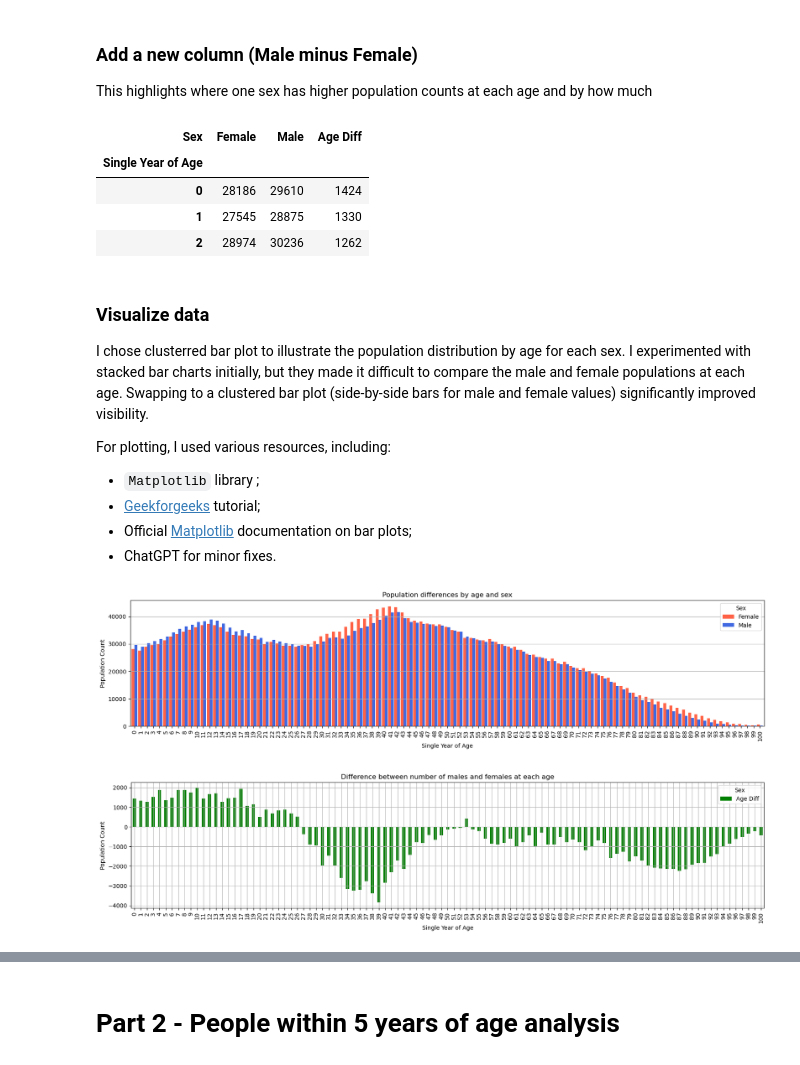
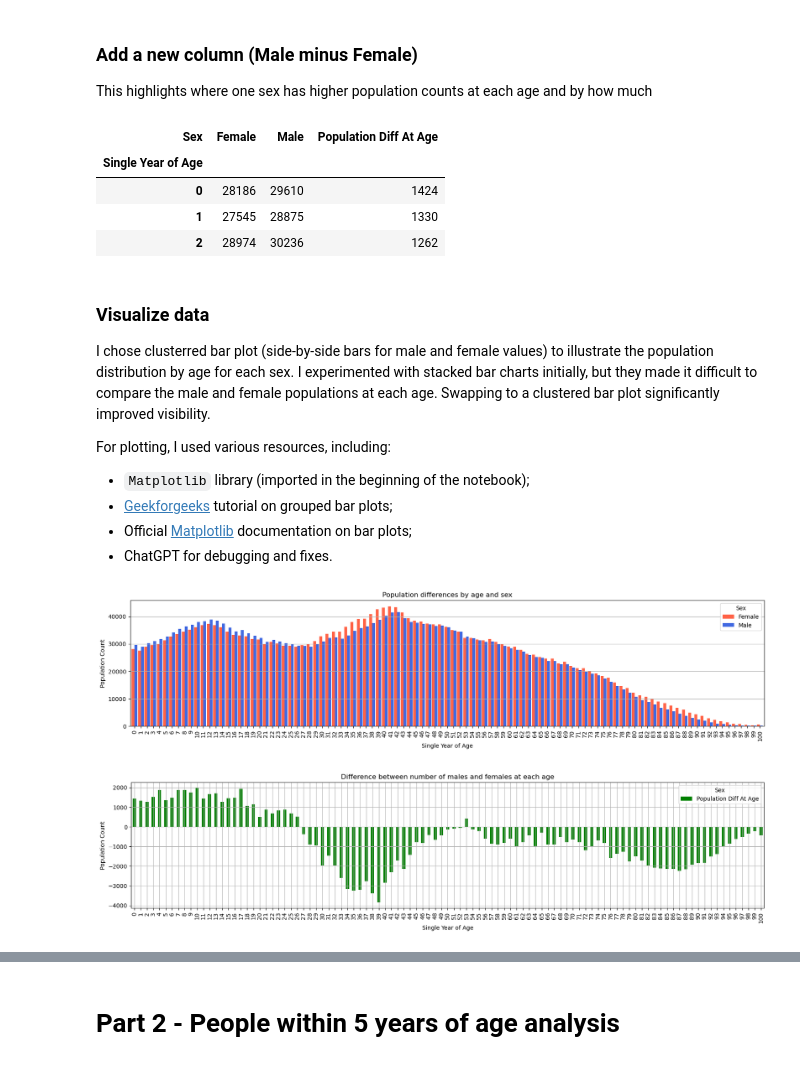
Before and after one commit to Oksyyy/programming-for-data-analytics, a Jupyter notebook: assignments/assignment05-population.ipynb, the cells around one changed output, grey strips where cells are left out. Drawn from its saved outputs; the diff is of its cells as text; code cells hidden in the pictures.

Commit message:
Added further refinements to all Jupyter notebooks, moved README from the root repository into the assignments folder

```diff
--- a/assignments/assignment05-population.ipynb
+++ b/assignments/assignment05-population.ipynb
@@ -165,42 +159,43 @@ df_analysis.head(3)
 This highlights where one sex has higher population counts at each age and by how much
 # %%
 # Create a new column to show the difference between male and female populations at each age
-df_analysis['Age Diff'] = df_analysis['Male'] - df_analysis['Female']
+df_analysis['Population Diff At Age'] = df_analysis['Male'] - df_analysis['Female']
 
-# Convert the 'Age Diff' column to integer type
-df_analysis['Age Diff'] = df_analysis['Age Diff'].astype(int)
+# Convert the 'Population Diff At Age' column to integer type
+df_analysis['Population Diff At Age'] = df_analysis['Population Diff At Age'].astype(int)
 
 df_analysis.head(3)
 # %% [output]
-| Sex | Female | Male | Age Diff |
+| Sex | Female | Male | Population Diff At Age |
 | Single Year of Age |  |  |  |
 | 0 | 28186 | 29610 | 1424 |
 | 1 | 27545 | 28875 | 1330 |
 | 2 | 28974 | 30236 | 1262 |
 # %% [markdown]
 ### Visualize data
-I chose clusterred bar plot to illustrate the population distribution by age for each sex. I experimented with stacked bar charts initially, but they made it difficult to compare the male and female populations at each age. Swapping to a clustered bar plot (side-by-side bars for male and female values) significantly improved visibility.
+I chose clusterred bar plot (side-by-side bars for male and female values) to illustrate the population distribution by age for each sex. I experimented with stacked bar charts initially, but they made it difficult to compare the male and female populations at each age. Swapping to a clustered bar plot significantly improved visibility.
 
 For plotting, I used various resources, including:
-- `Matplotlib` library ;
-- [Geekforgeeks](https://www.geeksforgeeks.org/python/create-a-grouped-bar-plot-in-matplotlib/) tutorial;
+- `Matplotlib` library (imported in the beginning of the notebook);
+- [Geekforgeeks](https://www.geeksforgeeks.org/python/create-a-grouped-bar-plot-in-matplotlib/) tutorial on grouped bar plots;
 - Official [Matplotlib](https://matplotlib.org/stable/api/_as_gen/matplotlib.pyplot.bar.html) documentation on bar plots;
-- ChatGPT for minor fixes.
+- ChatGPT for debugging and fixes.
 # %%
-# Create a clustered bar plot passing both sexes as y values
-# This show the differences between male and female populations at each age
+# Plot 1- create a clustered bar plot passing both sexes as Y axis  values
 ax1 = df_analysis.plot.bar(y=['Female', 'Male'], width=0.9, color={"Male": "royalblue", "Female": "tomato"}, figsize=(20, 4))
+
 # Add titles, labels, grid
 ax1.set_title('Population differences by age and sex')
 ax1.set_ylabel('Population Count')
 ax1.grid(axis='y')
 
-# Create a separate bar plot to show the age delta between male and female populations
-ax2 = df_analysis.plot.bar(y=['Age Diff'], color = 'green', figsize=(20, 4))
+# Plot 2 - create a separate bar plot to show the delta between male and female populations
+ax2 = df_analysis.plot.bar(y=['Population Diff At Age'], color = 'green', figsize=(20, 4))
+
 # Add titles, labels, grid
 ax2.set_title('Difference between number of males and females at each age')
 ax2.set_ylabel('Population Count')
 ax2.grid(True)
 # %% [output]
 [figure]
-[figure, old version]
+[figure, new version]
```
Also changed, not shown: parts of 22 cells of this notebook, 4 other files.
